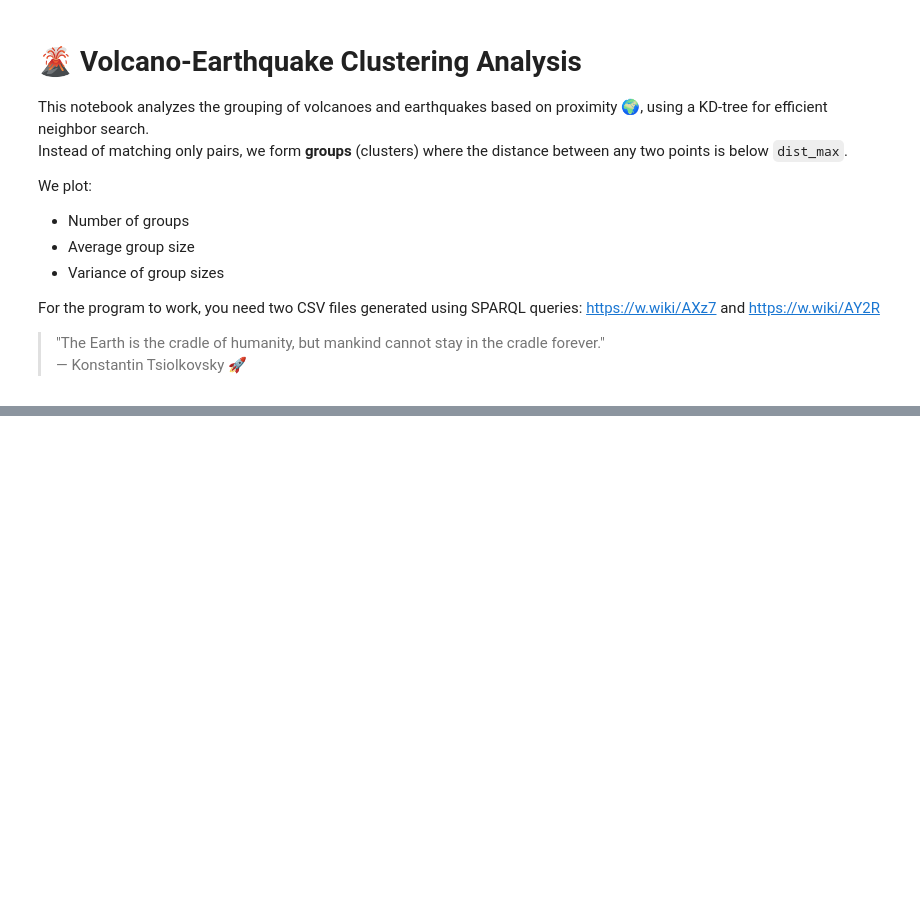
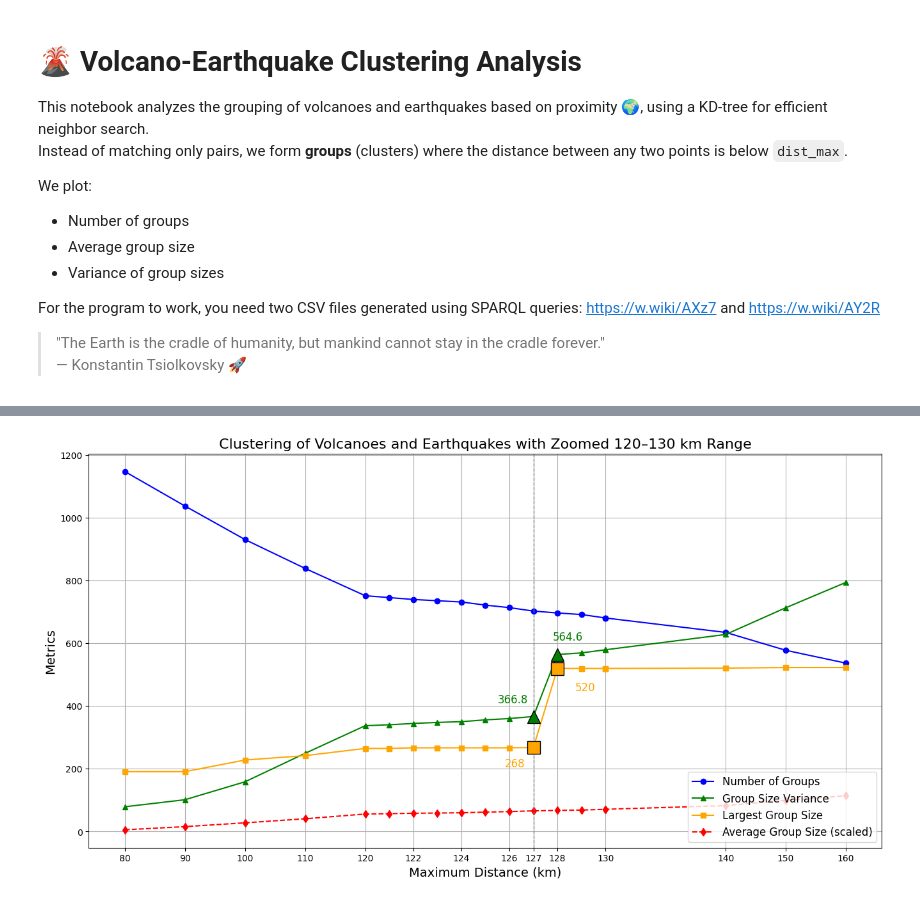
Before and after one commit to componavt/wd_book, a Jupyter notebook: programming_tasks/natural_disasters/volcano_earthquake_clustering.ipynb, the cells around one changed output, grey strips where cells are left out. Saved outputs shown, nothing was run; the diff lists cells and outputs as text; code cells hidden in the pictures; blank space fills up the shorter version.

Commit message:
+ graphs

```diff
--- a/programming_tasks/natural_disasters/volcano_earthquake_clustering.ipynb
+++ b/programming_tasks/natural_disasters/volcano_earthquake_clustering.ipynb
@@ -115,0 +260,81 @@ plt.show()
+# %%
+import matplotlib.pyplot as plt
+import numpy as np
+
+# --- Generate new "compressed" X axis ---
+
+new_x_list = []
+current_x = 0
+
+for x_val in distances_max_list:
+    if 80 <= x_val < 120:
+        delta = (x_val - 80) * 0.5  # compress
+        new_x = delta
+    elif 120 <= x_val <= 130:
+        delta = (x_val - 120) * 2 + (120 - 80) * 0.5  # expand
+        new_x = delta
+    else:  # 130 < x_val <= 170
+        delta = (x_val - 130) * 0.5 + (130 - 80) * 0.5 + (130 - 120) * 2
+        new_x = delta
+    new_x_list.append(new_x)
+
+# Save mapping for real x-values
+real_to_new_x = dict(zip(distances_max_list, new_x_list))
+new_to_real_x = dict(zip(new_x_list, distances_max_list))
+
+# --- Plot using new X axis ---
+
+fig, ax = plt.subplots(figsize=(16,8))
+
+# Plot curves
+ax.plot(new_x_list, groups_count_list, marker='o', label="Number of Groups", color='blue')
+ax.plot(new_x_list, group_size_variance_list, marker='^', label="Group Size Variance", color='green')
+ax.plot(new_x_list, largest_group_size_list, marker='s', label="Largest Group Size", color='orange')
+
+# Plot Average Group Size (scaled manually)
+scaled_average_group_size = np.array(average_group_size_list) * 30 - 90
+ax.plot(new_x_list, scaled_average_group_size, marker='d', linestyle='--', label="Average Group Size (scaled)", color='red')
+
+# Vertical grey lines at x=127
+ax.axvline(real_to_new_x[127], color='grey', linestyle='--', linewidth=1)
+
+# Highlight 127, 128 points
+highlight_xs = [127, 128]
+highlight_indices = [distances_max_list.index(val) for val in highlight_xs]
+
+highlight_green_y = [group_size_variance_list[i] for i in highlight_indices]
+highlight_yellow_y = [largest_group_size_list[i] for i in highlight_indices]
+
+# Draw enlarged markers
+ax.plot([real_to_new_x[127]], [highlight_green_y[0]], marker='^', markersize=14, markeredgecolor='black', markerfacecolor='green', linestyle='None')
+ax.plot([real_to_new_x[128]], [highlight_green_y[1]], marker='^', markersize=14, markeredgecolor='black', markerfacecolor='green', linestyle='None')
+
+ax.plot([real_to_new_x[127]], [highlight_yellow_y[0]], marker='s', markersize=14, markeredgecolor='black', markerfacecolor='orange', linestyle='None')
+ax.plot([real_to_new_x[128]], [highlight_yellow_y[1]], marker='s', markersize=14, markeredgecolor='black', markerfacecolor='orange', linestyle='None')
+
+# Annotate points
+ax.annotate(f"{highlight_green_y[0]:.1f}", (real_to_new_x[127], highlight_green_y[0]),
+            textcoords="offset points", xytext=(-40, 15), fontsize=12, color='green')
+ax.annotate(f"{highlight_green_y[1]:.1f}", (real_to_new_x[128], highlight_green_y[1]),
+            textcoords="offset points", xytext=(-5, 16), fontsize=12, color='green')
+
+ax.annotate(f"{highlight_yellow_y[0]:.0f}", (real_to_new_x[127], highlight_yellow_y[0]),
+            textcoords="offset points", xytext=(-32, -22), fontsize=12, color='orange')
+ax.annotate(f"{highlight_yellow_y[1]:.0f}", (real_to_new_x[128], highlight_yellow_y[1]),
+            textcoords="offset points", xytext=(20, -25), fontsize=12, color='orange')
+
+# Set X-ticks: real distances, but placed according to compressed x
+selected_xticks = [80, 90, 100, 110, 120, 122, 124, 126, 127, 128, 130, 140, 150, 160]
+ax.set_xticks([real_to_new_x[val] for val in selected_xticks])
+ax.set_xticklabels(selected_xticks, fontsize=10)
+
+# Labels and grid
+ax.set_xlabel('Maximum Distance (km)', fontsize=14)
+ax.set_ylabel('Metrics', fontsize=14)
+ax.legend(loc='lower right', fontsize=12)
+ax.grid(True)
+
+plt.title('Clustering of Volcanoes and Earthquakes with Zoomed 120–130 km Range', fontsize=16)
+plt.show()
+# %% [output]
+[figure, added]
```
Also changed, not shown: parts of 6 cells of this notebook.
